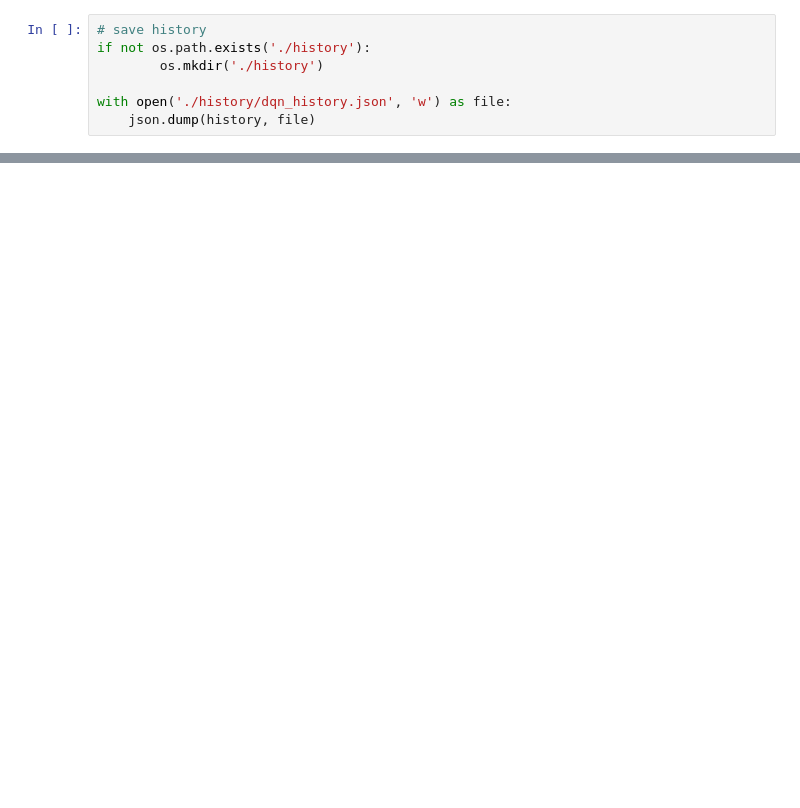
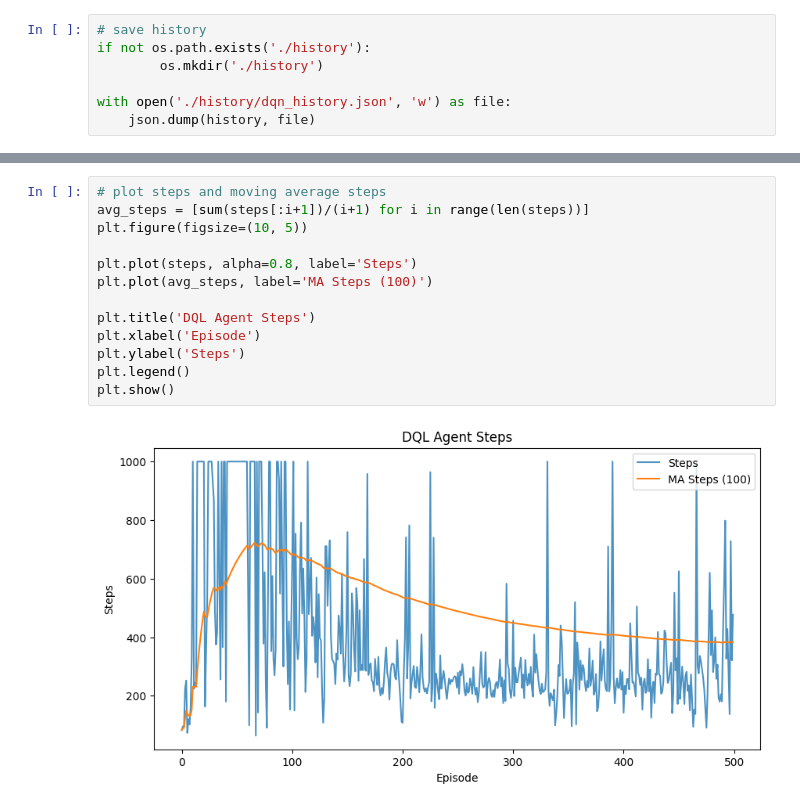
Before and after one commit to timothyckl/Lunar-Lander-RL, a Jupyter notebook: 0_DQL.ipynb, the cells around one changed output, grey strips where cells are left out. Saved outputs shown, nothing was run; the diff lists cells and outputs as text; blank space fills up the shorter version.

```diff
--- a/0_DQL.ipynb
+++ b/0_DQL.ipynb
@@ -105,0 +131,15 @@ with open('./history/dqn_history.json', 'w') as file:
+# %%
+# plot steps and moving average steps
+avg_steps = [sum(steps[:i+1])/(i+1) for i in range(len(steps))]
+plt.figure(figsize=(10, 5))
+
+plt.plot(steps, alpha=0.8, label='Steps')
+plt.plot(avg_steps, label='MA Steps (100)')
+
+plt.title('DQL Agent Steps')
+plt.xlabel('Episode')
+plt.ylabel('Steps')
+plt.legend()
+plt.show()
+# %% [output]
+[figure, added]
```
Also changed, not shown: parts of 8 cells of this notebook, 2 other files.
